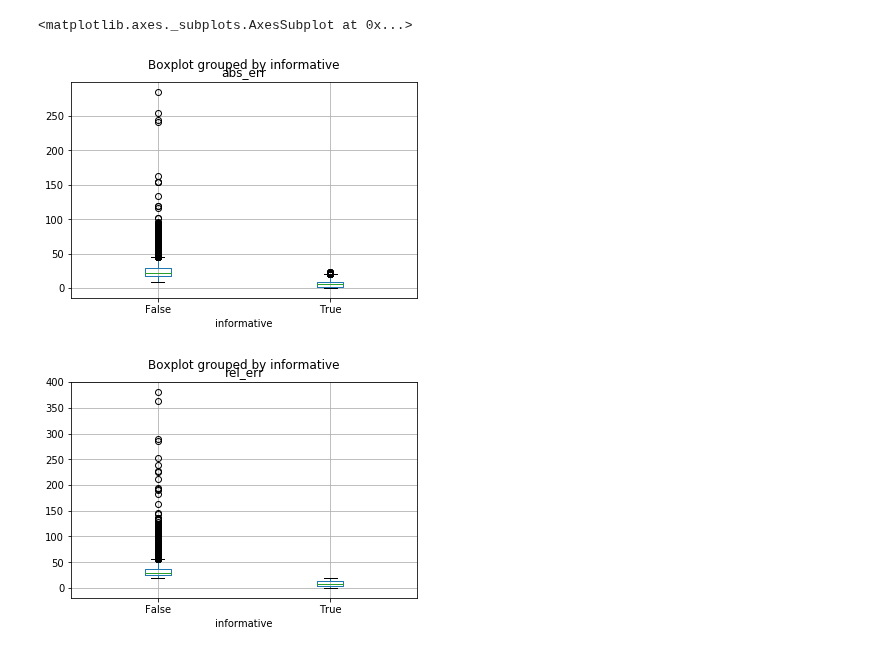
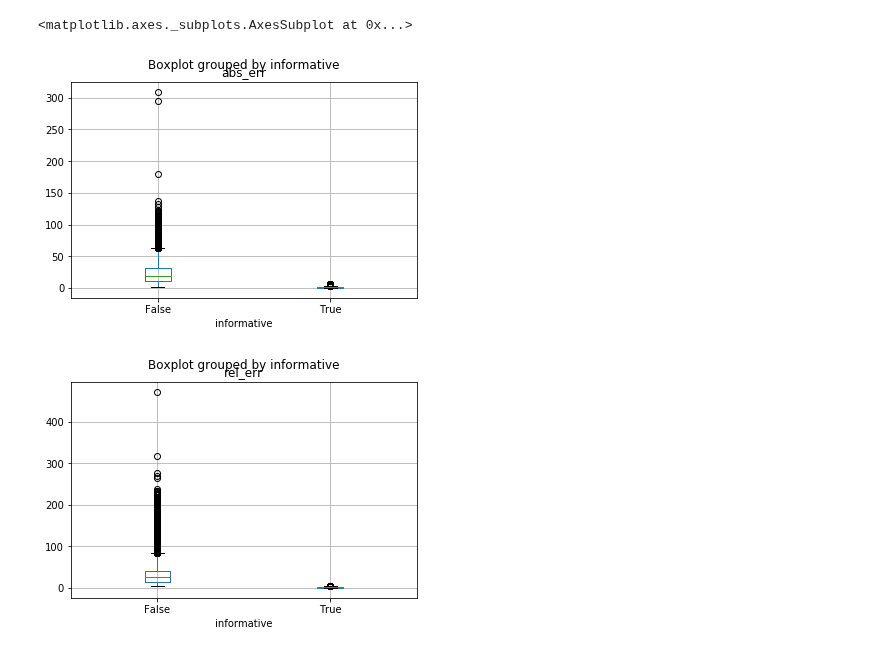
Before and after one commit to Zianor/Bachelorarbeit, a Jupyter notebook: Implementation/src/notebooks/label_investigation.ipynb, the cells around one changed output. Saved outputs shown, nothing was run; the diff lists cells and outputs as text; code cells hidden in the pictures.

```diff
--- a/Implementation/src/notebooks/label_investigation.ipynb
+++ b/Implementation/src/notebooks/label_investigation.ipynb
@@ -143,0 +174,3 @@ pd.crosstab(data_20['patient_id'],data_20['informative'], normalize=True).plot.b
+# %%
+data_5 = pd.read_csv(utils.get_features_csv_path(segment_length=10, overlap_amount=0.9, hr_threshold=5), index_col=False)
+pd.crosstab(data_5['patient_id'],data_5['informative'], normalize=True).plot.bar(figsize=(20,10), title= "5 % Abweichung")
@@ -174,7 +210,7 @@ array([<matplotlib.axes._subplots.AxesSubplot object at 0x...>,
 # %%
-data_20.boxplot(column=['abs_err'],by='informative')
-data_20.boxplot(column=['rel_err'],by='informative')
+data_5.boxplot(column=['abs_err'],by='informative')
+data_5.boxplot(column=['rel_err'],by='informative')
 # %% [output]
 <matplotlib.axes._subplots.AxesSubplot at 0x...>
-[figure, old version]
+[figure, new version]
-[figure, old version]
+[figure, new version]
```
Also changed, not shown: parts of 35 cells of this notebook.
